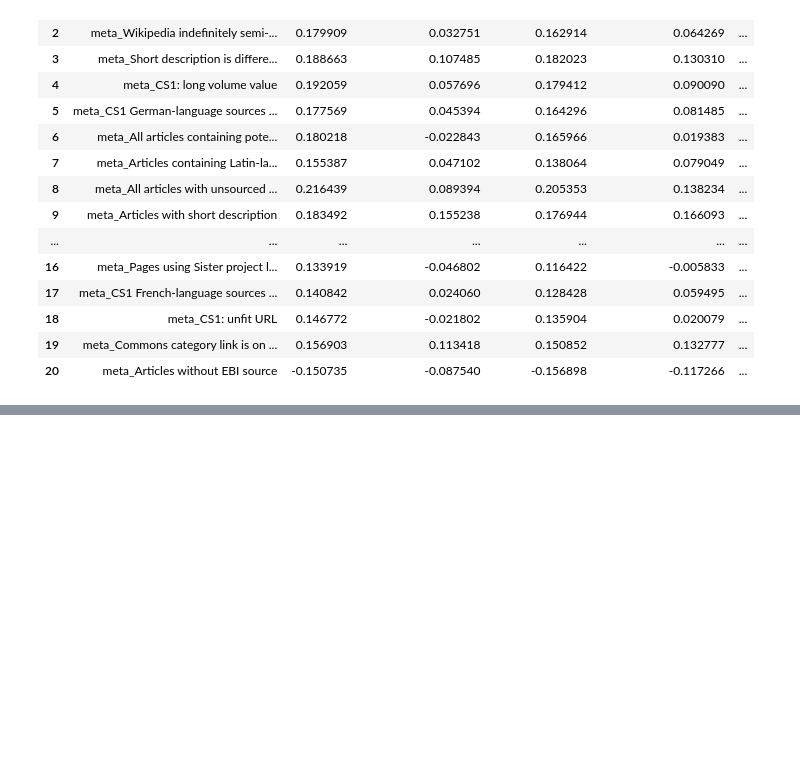
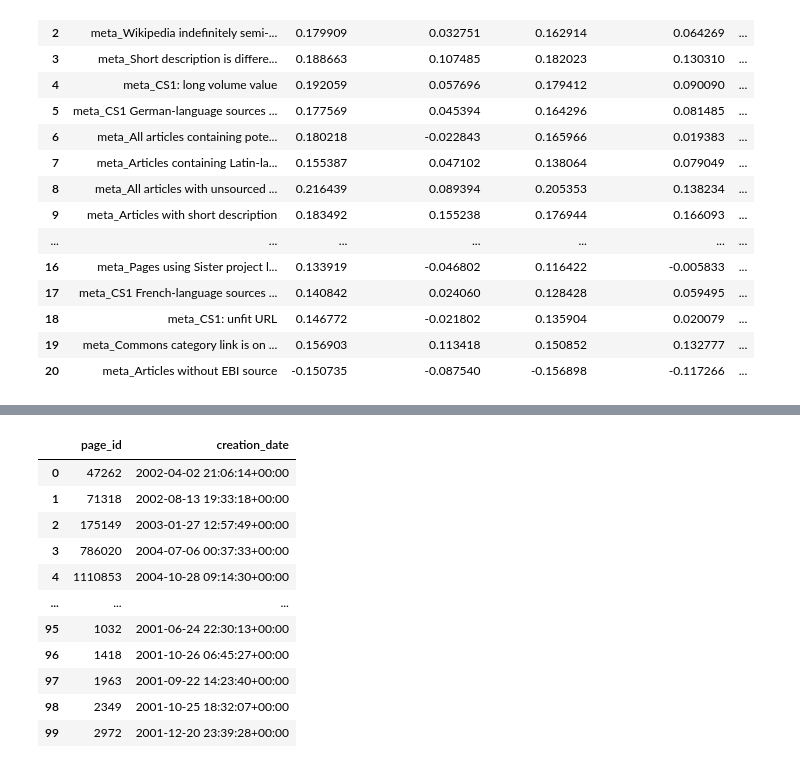
Before and after one commit to lucascampa/wikipedia-article-quality-ml, a Jupyter notebook: notebooks/Supervised and Unsupervised Learning.ipynb, the cells around one changed output, grey strips where cells are left out. Cells and saved outputs as stored; diff of their text form; code cells hidden in the pictures; blank space fills up the shorter version.

```diff
--- a/notebooks/Supervised and Unsupervised Learning.ipynb
+++ b/notebooks/Supervised and Unsupervised Learning.ipynb
@@ -1665,0 +1755,70 @@ partial_matrix
+# %%
+import requests
+import time
+
+page_ids = wikipedia['page_id'].tolist()
+headers = {'User-Agent': 'WikiQualityResearch/1.0 (academic project; contact@example.com)'}
+session = requests.Session()
+session.headers.update(headers)
+
+creation_dates = {}
+start_time = time.time()
+abort_reason = None
+
+for i, pid in enumerate(page_ids):
+    params = {
+        'action': 'query',
+        'prop': 'revisions',
+        'rvlimit': '1',
+        'rvdir': 'newer',
+        'rvprop': 'timestamp',
+        'pageids': str(pid),
+        'format': 'json',
+    }
+    try:
+        resp = session.get('https://en.wikipedia.org/w/api.php', params=params, timeout=30)
+    except Exception as e:
+        abort_reason = f"Request failed for page_id={pid}: {e}"
+        break
+
+    if resp.status_code != 200:
+        abort_reason = f"HTTP {resp.status_code} for page_id={pid}: {resp.text[:200]}"
+        break
+
+    data = resp.json()
+    if 'error' in data:
+        abort_reason = f"API error for page_id={pid}: {data['error']}"
+        break
+
+    pages = data.get('query', {}).get('pages', {})
+    for page_id, info in pages.items():
+        revs = info.get('revisions', [])
+        if revs:
+            creation_dates[int(page_id)] = revs[0]['timestamp']
+        else:
+            abort_reason = f"No revisions returned for page_id={pid}: {info}"
+            break
+    if abort_reason:
+        break
+
+    if (i + 1) % 500 == 0:
+        elapsed = time.time() - start_time
+        rate = (i + 1) / elapsed
+        remaining = (len(page_ids) - i - 1) / rate
+        print(f"{i+1}/{len(page_ids)} done | {len(creation_dates)} fetched | "
+              f"{elapsed:.0f}s elapsed | ~{remaining:.0f}s remaining")
+
+elapsed = time.time() - start_time
+if abort_reason:
+    print(f"\nABORTED after {i} requests ({elapsed:.0f}s): {abort_reason}")
+else:
+    print(f"\nDone in {elapsed:.0f}s. Got {len(creation_dates)} creation dates.")
+
+creation_date_df = pd.DataFrame([
+    {'page_id': pid, 'creation_date': ts}
+    for pid, ts in creation_dates.items()
+])
+if len(creation_date_df) > 0:
+    creation_date_df['creation_date'] = pd.to_datetime(creation_date_df['creation_date'])
+creation_date_df
+# %% [output]
@@ -1665,0 +1833,12 @@ partial_matrix
+|  | page_id | creation_date |
+| 0 | 47262 | 2002-04-02 21:06:14+00:00 |
+| 1 | 71318 | 2002-08-13 19:33:18+00:00 |
+| 2 | 175149 | 2003-01-27 12:57:49+00:00 |
+| 3 | 786020 | 2004-07-06 00:37:33+00:00 |
+| 4 | 1110853 | 2004-10-28 09:14:30+00:00 |
+| ... | ... | ... |
+| 95 | 1032 | 2001-06-24 22:30:13+00:00 |
+| 96 | 1418 | 2001-10-26 06:45:27+00:00 |
+| 97 | 1963 | 2001-09-22 14:23:40+00:00 |
+| 98 | 2349 | 2001-10-25 18:32:07+00:00 |
+| 99 | 2972 | 2001-12-20 23:39:28+00:00 |
```
Also changed, not shown: parts of 19 cells of this notebook, 3 other files.
